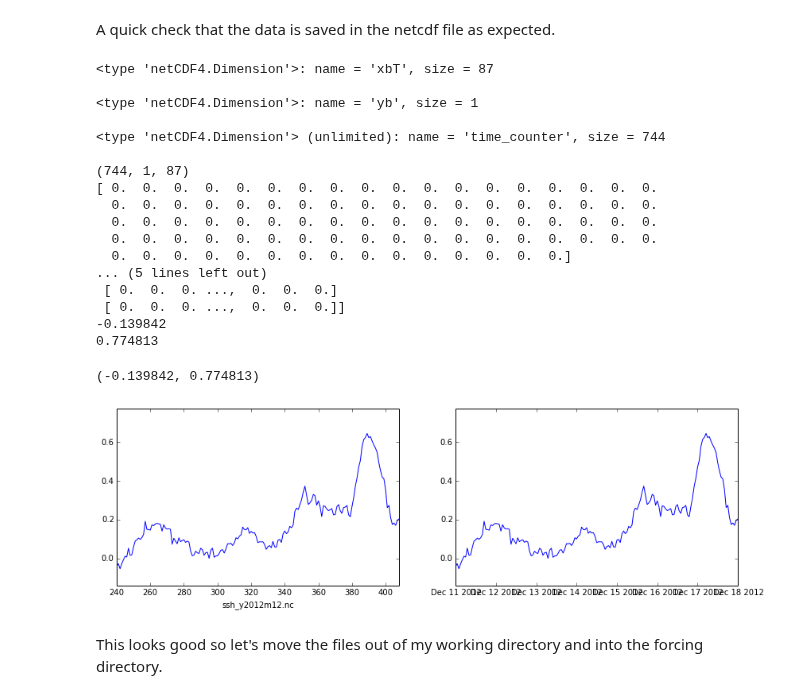
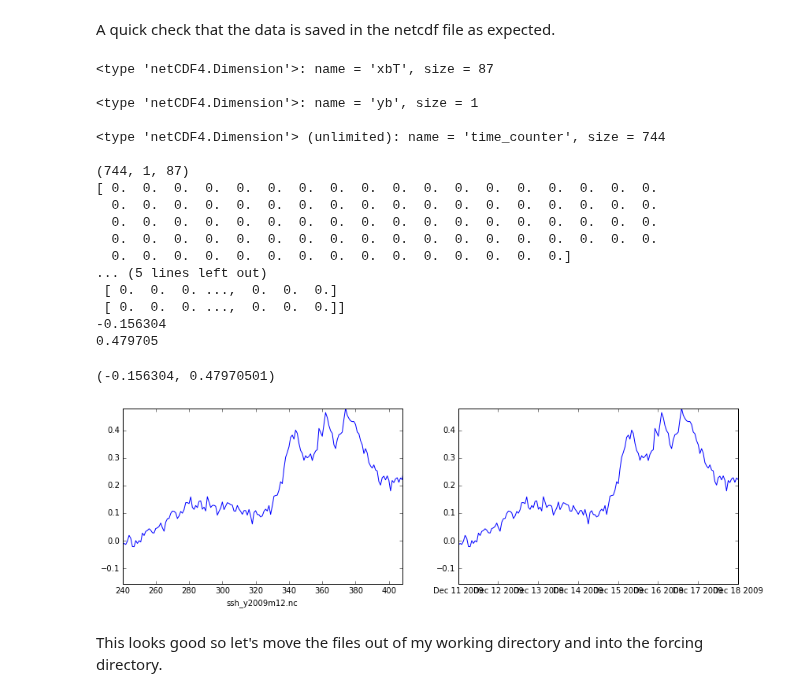
Before and after one commit to SalishSeaCast/tools, a Jupyter notebook: I_ForcingFiles/OBC/SSH_Tofino.ipynb, the cells around one changed output. Drawn from its saved outputs; the diff is of its cells as text; code cells hidden in the pictures.

```diff
--- a/I_ForcingFiles/OBC/SSH_Tofino.ipynb
+++ b/I_ForcingFiles/OBC/SSH_Tofino.ipynb
@@ -28,16 +28,19 @@ import csv
 Begin by collecting water level data from the DFO.
 
 In order to generate forcing files for a different set of dates, modify "start" and "end".  The time period needs to be at least one month long. Due to local time vs UTC, "start" needs to be one day before the month of interest and "end" needs to be two days after the desired end date.
+# %%
+#Tofino mmsl over 1982-2001 (in metres)
+msl = 2.103
 # %%
-yr=2012
+yr=2009
 
 statID = '8615'#Tofino station ID number
 start = '31-Dec-' + str(yr-1) #start date
 end = '02-Jan-' + str(yr+1) #end date
 
-tidetools.get_dfo_wlev(statID,start,end)
-# now there is a csv file in this directory with the sear surface height information. Let's take a look at the plots.
-filename = 'wlev_' +str(statID) + '_' + start +'_' +end +'.csv'
+#tidetools.get_dfo_wlev(statID,start,end)
+#observations and tidal prediction stored in storm-surge/Revisions/tides/forcing
+filename = '/data/nsoontie/MEOPAR/storm-surge/Revisions/tides/forcing/wlev_'+str(statID) + '_' + start +'_' +end +'.csv'
 
 import datetime
 import pandas as pd
@@ -81,11 +84,5 @@ UTC
 # %% [markdown]
 Additionally, download measurements from the year prior. These measurements will be used to calculate harmonics and tidal predictions for the year of interest.
-# %%
-statID = '8615'#Tofino station ID number
-s = '31-Dec-' + str(yr-2) #start date
-e= '02-Jan-' + str(yr) #end date
-
-tidetools.get_dfo_wlev(statID,s,e)
 # %% [markdown]
 # Predictions from t_tide
 # %% [markdown]
@@ -104,7 +100,7 @@ I heard somewhere that we can use matlab scripts in the IPython Notebook. Maybe
 
 For now, load the data produced by the matlab script.
 # %%
-filename = 'Tofino_t_tide_compare8_' + start+'_'+end+'.csv'
+filename = '/data/nsoontie/MEOPAR/storm-surge/Revisions/tides/forcing/Tofino_t_tide_compare8_' + start+'_'+end+'_snr2_filter.csv'
 
 
 import datetime
@@ -122,11 +118,9 @@ def dateParserMeasured2(s):
 #read msl
 line_number = 1
 with open(filename, 'rb') as f:
-    mycsv = csv.reader(f,delimiter='\t'); mycsv = list(mycsv)
-    msl = mycsv[line_number][1]
-    msl=float(msl)
+    mycsv = csv.reader(f); mycsv = list(mycsv)
 
-ttide = pd.read_csv(filename,skiprows=3,parse_dates=[0],date_parser=dateParserMeasured2,delimiter='\t')
+ttide = pd.read_csv(filename,skiprows=3,parse_dates=[0],date_parser=dateParserMeasured2)
 ttide = ttide.rename(columns={'Time_Local ': 'time', ' pred_8 ': 'pred_8', ' pred_all ': 'pred_all'})
 
 ssanomaly = np.zeros(len(wlev_meas.time))
@@ -342,7 +336,7 @@ comment: SSH from Tofino: measured - tides (from t_tide)
 # %% [markdown]
 A quick check that the data is saved in the netcdf file as expected.
 # %%
-filename = 'ssh_y2012m12.nc'
+filename = 'ssh_y2009m12.nc'
 
 f=  NC.Dataset(filename,'r');
 
@@ -355,38 +349,38 @@ vs=f.variables['vobtcrty'];
 print us.shape
 print us[1,0,:]
 print vs[:,0,:]
 
 mn = ssh[:].min(); print mn
 mx = ssh[:].max(); print mx
 
 fig, ((ax_net,ax_data)) = plt.subplots(1, 2, figsize=(14,4))
 ax_net.plot(ssh[:,0,0])
 ax_net.set_xlabel(filename)
 ax_net.axis([10*24, 17*24, mn,mx])
 
 ax_data.plot(wlev_meas.time,ssanomaly)
-ax_data.set_xlim(['Dec 11 2012', 'Dec 18 2012'])
+ax_data.set_xlim(['Dec 11 2009', 'Dec 18 2009'])
 ax_data.set_ylim([mn,mx])
 # %% [output]
 <type 'netCDF4.Dimension'>: name = 'xbT', size = 87
 
 <type 'netCDF4.Dimension'>: name = 'yb', size = 1
 
 <type 'netCDF4.Dimension'> (unlimited): name = 'time_counter', size = 744
 
 (744, 1, 87)
 [ 0.  0.  0.  0.  0.  0.  0.  0.  0.  0.  0.  0.  0.  0.  0.  0.  0.  0.
   0.  0.  0.  0.  0.  0.  0.  0.  0.  0.  0.  0.  0.  0.  0.  0.  0.  0.
   0.  0.  0.  0.  0.  0.  0.  0.  0.  0.  0.  0.  0.  0.  0.  0.  0.  0.
   0.  0.  0.  0.  0.  0.  0.  0.  0.  0.  0.  0.  0.  0.  0.  0.  0.  0.
   0.  0.  0.  0.  0.  0.  0.  0.  0.  0.  0.  0.  0.  0.  0.]
 ... (5 lines left out)
  [ 0.  0.  0. ...,  0.  0.  0.]
  [ 0.  0.  0. ...,  0.  0.  0.]]
--0.139842
-0.774813
+-0.156304
+0.479705
-(-0.139842, 0.774813)
+(-0.156304, 0.47970501)
-[figure, old version]
+[figure, new version]
 # %% [markdown]
 This looks good so let's move the files out of my working directory and into the forcing directory.
 # %%
```
Also changed, not shown: parts of 4 cells of this notebook, 1 other file.
